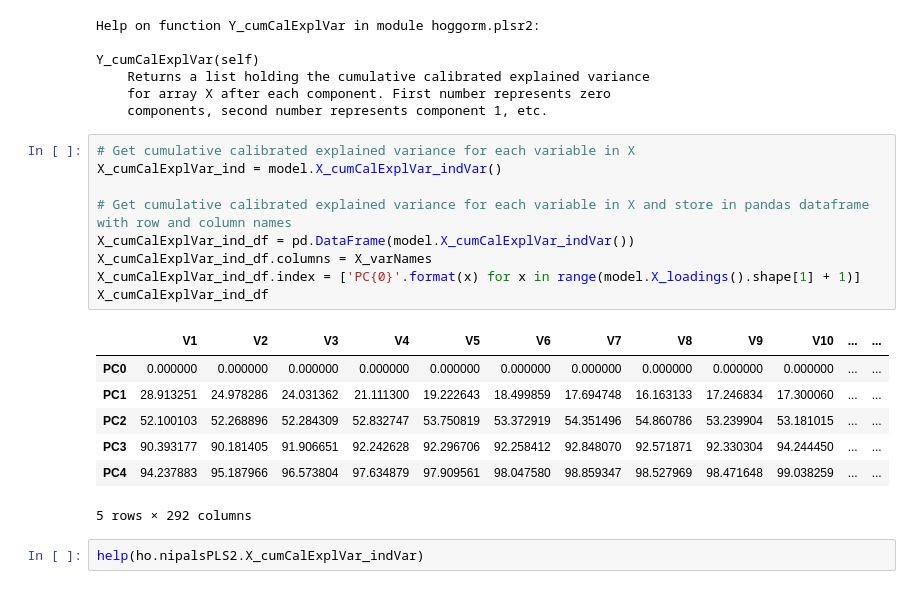
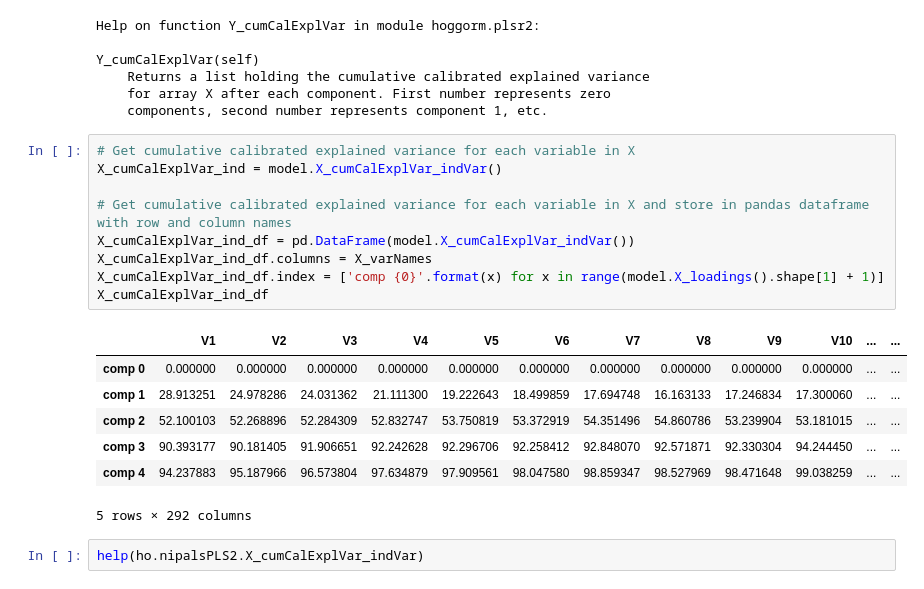
Before and after one commit to olivertomic/hoggorm, a Jupyter notebook: examples/PLSR/PLSR_on_sensory_and_fluorescence_data.ipynb, the cells around one changed output. Saved outputs shown, nothing was run; the diff lists cells and outputs as text.

```diff
--- a/examples/PLSR/PLSR_on_sensory_and_fluorescence_data.ipynb
+++ b/examples/PLSR/PLSR_on_sensory_and_fluorescence_data.ipynb
@@ -442,19 +442,19 @@ Y_cumCalExplVar(self)
 # %%
 # Get cumulative calibrated explained variance for each variable in X
 X_cumCalExplVar_ind = model.X_cumCalExplVar_indVar()
 
 # Get cumulative calibrated explained variance for each variable in X and store in pandas dataframe with row and column names
 X_cumCalExplVar_ind_df = pd.DataFrame(model.X_cumCalExplVar_indVar())
 X_cumCalExplVar_ind_df.columns = X_varNames
-X_cumCalExplVar_ind_df.index = ['PC{0}'.format(x) for x in range(model.X_loadings().shape[1] + 1)]
+X_cumCalExplVar_ind_df.index = ['comp {0}'.format(x) for x in range(model.X_loadings().shape[1] + 1)]
 X_cumCalExplVar_ind_df
 # %% [output]
 |  | V1 | V2 | V3 | V4 | V5 | V6 | V7 | V8 | V9 | V10 | ... | ... |
-| PC0 | 0.000000 | 0.000000 | 0.000000 | 0.000000 | 0.000000 | 0.000000 | 0.000000 | 0.000000 | 0.000000 | 0.000000 | ... | ... |
-| PC1 | 28.913251 | 24.978286 | 24.031362 | 21.111300 | 19.222643 | 18.499859 | 17.694748 | 16.163133 | 17.246834 | 17.300060 | ... | ... |
-| PC2 | 52.100103 | 52.268896 | 52.284309 | 52.832747 | 53.750819 | 53.372919 | 54.351496 | 54.860786 | 53.239904 | 53.181015 | ... | ... |
-| PC3 | 90.393177 | 90.181405 | 91.906651 | 92.242628 | 92.296706 | 92.258412 | 92.848070 | 92.571871 | 92.330304 | 94.244450 | ... | ... |
-| PC4 | 94.237883 | 95.187966 | 96.573804 | 97.634879 | 97.909561 | 98.047580 | 98.859347 | 98.527969 | 98.471648 | 99.038259 | ... | ... |
+| comp 0 | 0.000000 | 0.000000 | 0.000000 | 0.000000 | 0.000000 | 0.000000 | 0.000000 | 0.000000 | 0.000000 | 0.000000 | ... | ... |
+| comp 1 | 28.913251 | 24.978286 | 24.031362 | 21.111300 | 19.222643 | 18.499859 | 17.694748 | 16.163133 | 17.246834 | 17.300060 | ... | ... |
+| comp 2 | 52.100103 | 52.268896 | 52.284309 | 52.832747 | 53.750819 | 53.372919 | 54.351496 | 54.860786 | 53.239904 | 53.181015 | ... | ... |
+| comp 3 | 90.393177 | 90.181405 | 91.906651 | 92.242628 | 92.296706 | 92.258412 | 92.848070 | 92.571871 | 92.330304 | 94.244450 | ... | ... |
+| comp 4 | 94.237883 | 95.187966 | 96.573804 | 97.634879 | 97.909561 | 98.047580 | 98.859347 | 98.527969 | 98.471648 | 99.038259 | ... | ... |
 5 rows × 292 columns
 # %%
 help(ho.nipalsPLS2.X_cumCalExplVar_indVar)
```
Also changed, not shown: parts of 25 cells of this notebook, 5 other files.
